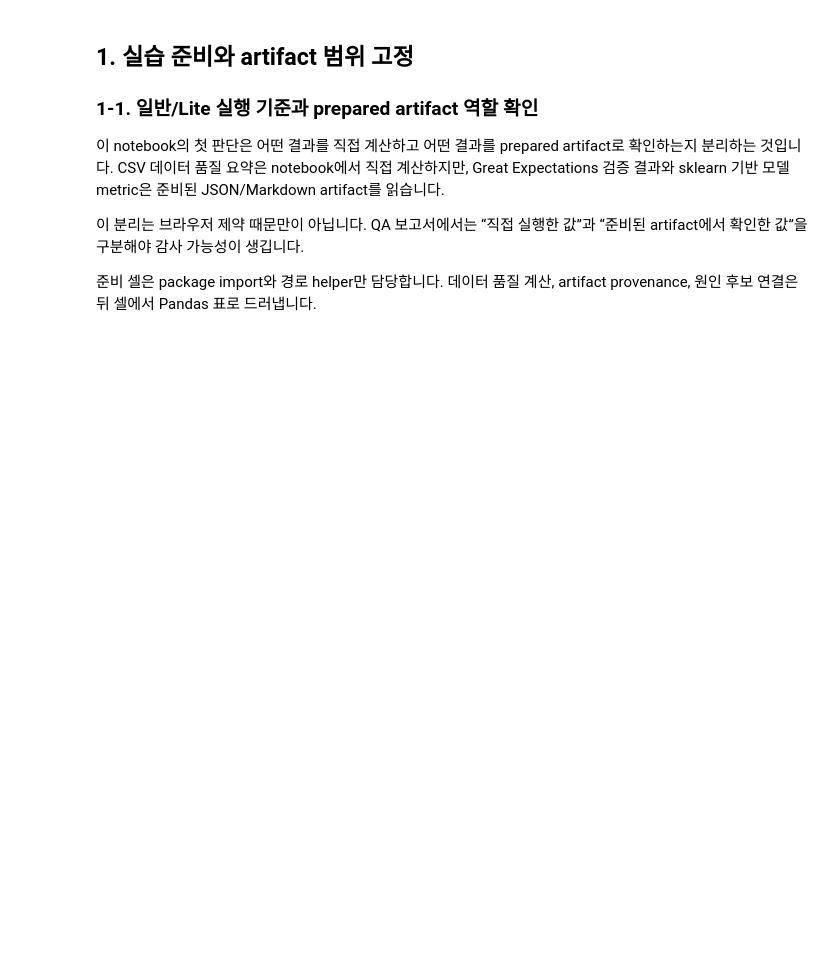
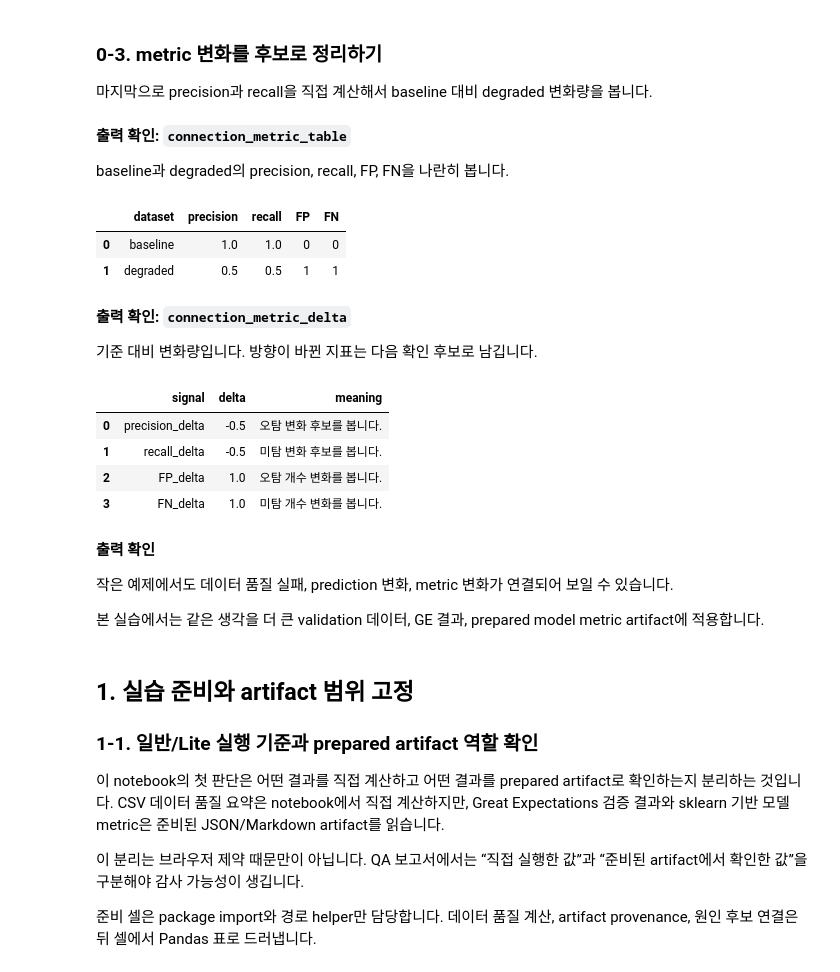
Before and after one commit to seungbaeji/tta-aiqa, a Jupyter notebook: jupyterlite/files/02_model_quality/2_data_metric_connection_lab.ipynb, the cells around one changed output. Cells and saved outputs as stored; diff of their text form; code cells hidden in the pictures; blank space fills up the shorter version.

```diff
--- a/jupyterlite/files/02_model_quality/2_data_metric_connection_lab.ipynb
+++ b/jupyterlite/files/02_model_quality/2_data_metric_connection_lab.ipynb
@@ -25,0 +170,4 @@
+# %% [markdown]
+### 0-3. metric 변화를 후보로 정리하기
+
+마지막으로 precision과 recall을 직접 계산해서 baseline 대비 degraded 변화량을 봅니다.
@@ -26,3 +218,31 @@
+# %% [markdown]
+**출력 확인: `connection_metric_table`**
+
+baseline과 degraded의 precision, recall, FP, FN을 나란히 봅니다.
+# %%
+display(connection_metric_table)
+# %% [output]
+|  | dataset | precision | recall | FP | FN |
+| 0 | baseline | 1.0 | 1.0 | 0 | 0 |
+| 1 | degraded | 0.5 | 0.5 | 1 | 1 |
+# %% [markdown]
+**출력 확인: `connection_metric_delta`**
+
+기준 대비 변화량입니다. 방향이 바뀐 지표는 다음 확인 후보로 남깁니다.
+# %%
+display(connection_metric_delta)
+# %% [output]
+|  | signal | delta | meaning |
+| 0 | precision_delta | -0.5 | 오탐 변화 후보를 봅니다. |
+| 1 | recall_delta | -0.5 | 미탐 변화 후보를 봅니다. |
+| 2 | FP_delta | 1.0 | 오탐 개수 변화를 봅니다. |
+| 3 | FN_delta | 1.0 | 미탐 개수 변화를 봅니다. |
+# %% [markdown]
+**출력 확인**
+
+작은 예제에서도 데이터 품질 실패, prediction 변화, metric 변화가 연결되어 보일 수 있습니다.
+
+본 실습에서는 같은 생각을 더 큰 validation 데이터, GE 결과, prepared model metric artifact에 적용합니다.
 # %% [markdown]
 ## 1. 실습 준비와 artifact 범위 고정
 
```
Also changed, not shown: parts of 55 cells of this notebook, 3 other files.
